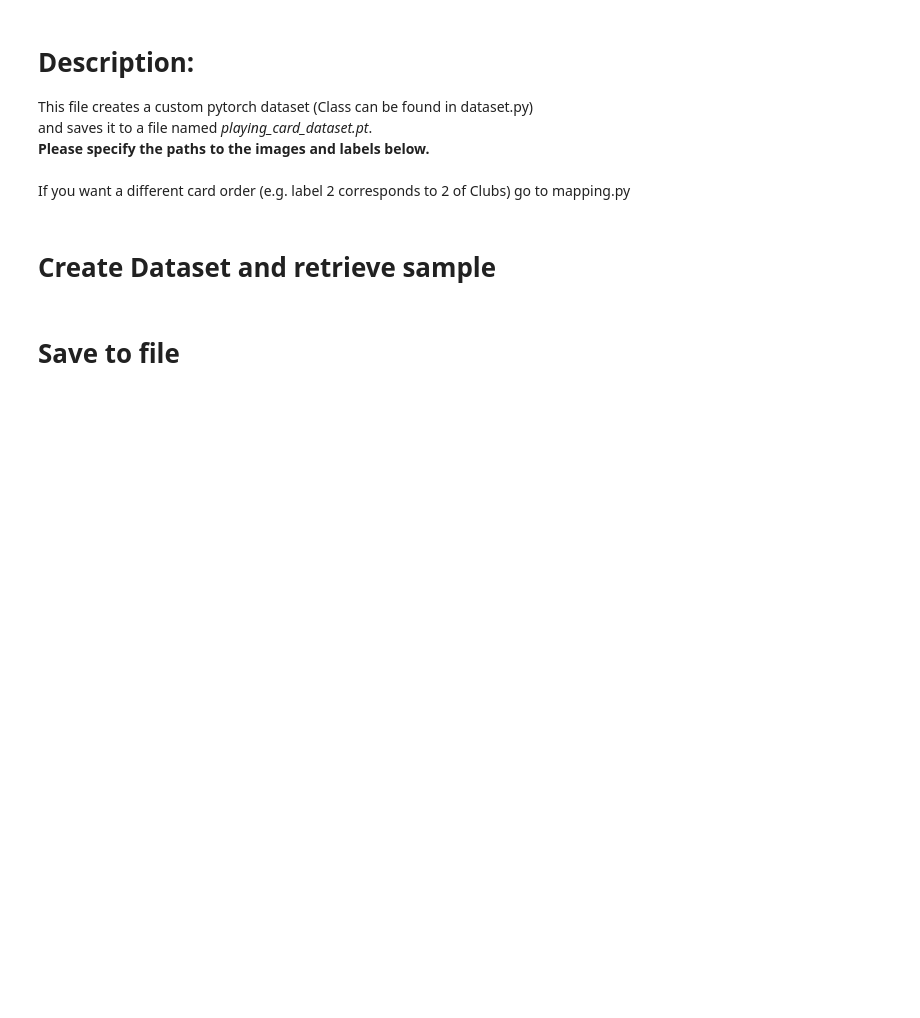
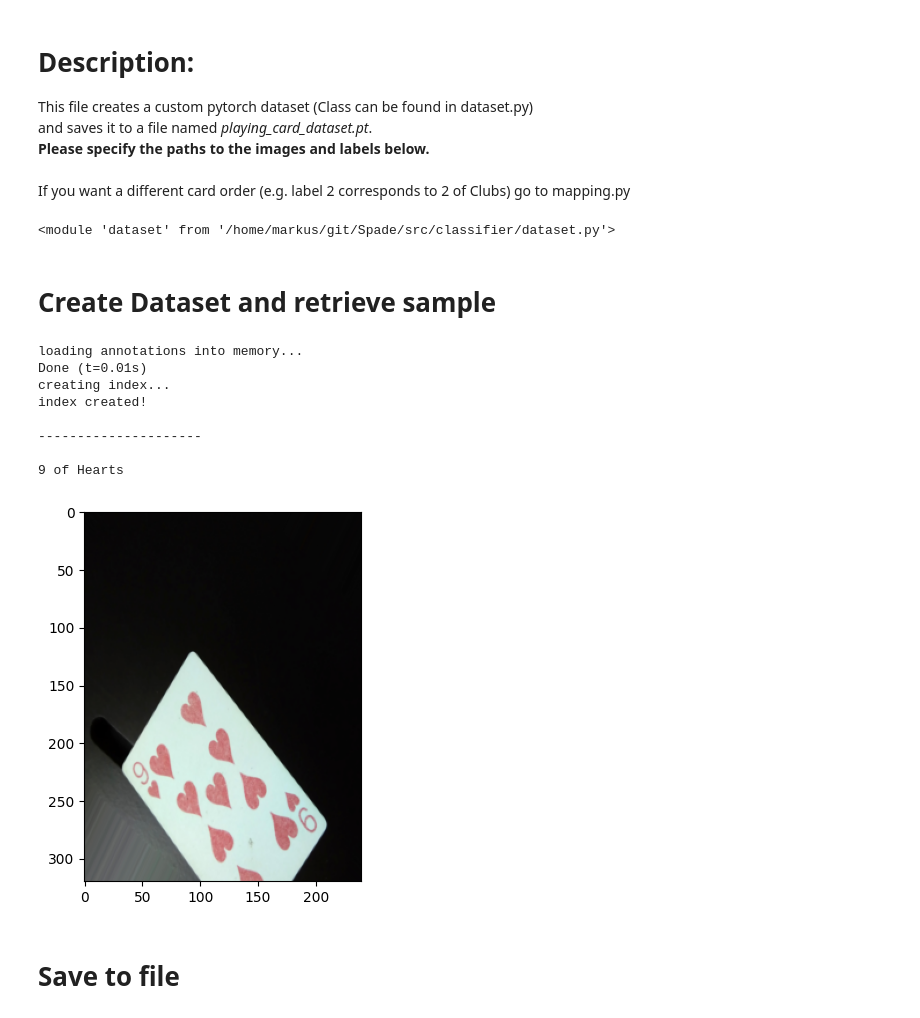
Before and after one commit to lucabzt/Ace, a Jupyter notebook: src/classifier/convert_coco.ipynb, the cells around one changed output. Drawn from its saved outputs; the diff is of its cells as text; code cells hidden in the pictures; blank space fills up the shorter version.

```diff
--- a/src/classifier/convert_coco.ipynb
+++ b/src/classifier/convert_coco.ipynb
@@ -13,17 +13,32 @@ from dataset import PlayingCardDataset
 from mapping import cards
+# %%
+import importlib
+importlib.reload(dataset)
+# %% [output]
+<module 'dataset' from '/home/markus/git/Spade/src/classifier/dataset.py'>
 # %%
-PATH_TO_IMAGES = 'data/playing_card_dataset/Images/Images'
-PATH_TO_LABELS = 'data/playing_card_dataset/annotation.json'
+PATH_TO_IMAGES = 'data/Images/Images'
+PATH_TO_LABELS = 'data/annotation.json'
 # %% [markdown]
 # Create Dataset and retrieve sample
 # %%
-data = PlayingCardDataset(PATH_TO_IMAGES, PATH_TO_LABELS)
-image, label = next(iter(data))
+data = dataset.PlayingCardDataset(PATH_TO_IMAGES, PATH_TO_LABELS)
+image, label = data[100]
 plt.imshow(image.permute(1,2,0))
 label_int = int(label.nonzero())
 label_str = cards[label_int+1]
 print("\n---------------------\n")
 print(label_str)
+# %% [output]
+loading annotations into memory...
+Done (t=0.01s)
+creating index...
+index created!
+
+---------------------
+
+9 of Hearts
+[figure, added]
 # %% [markdown]
 # Save to file
 # %%
```
Also changed, not shown: parts of 1 cell of this notebook, 5 other files.
